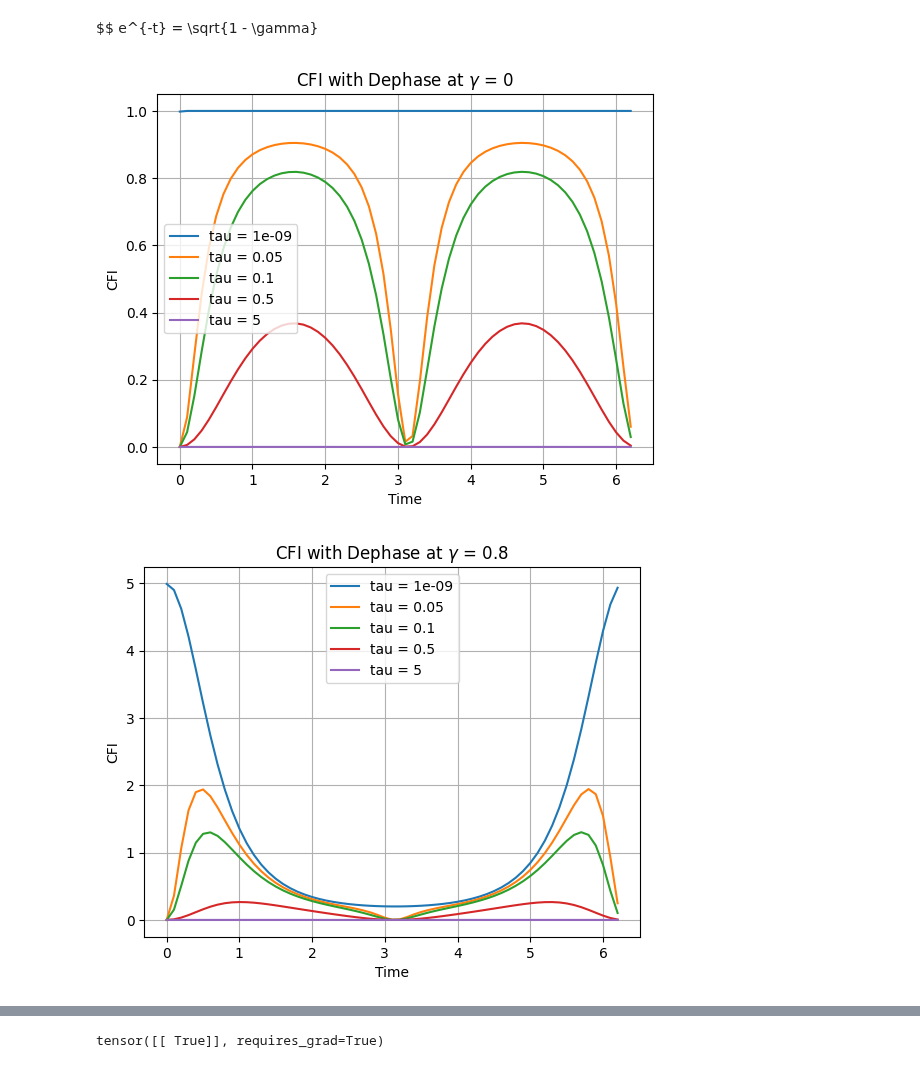
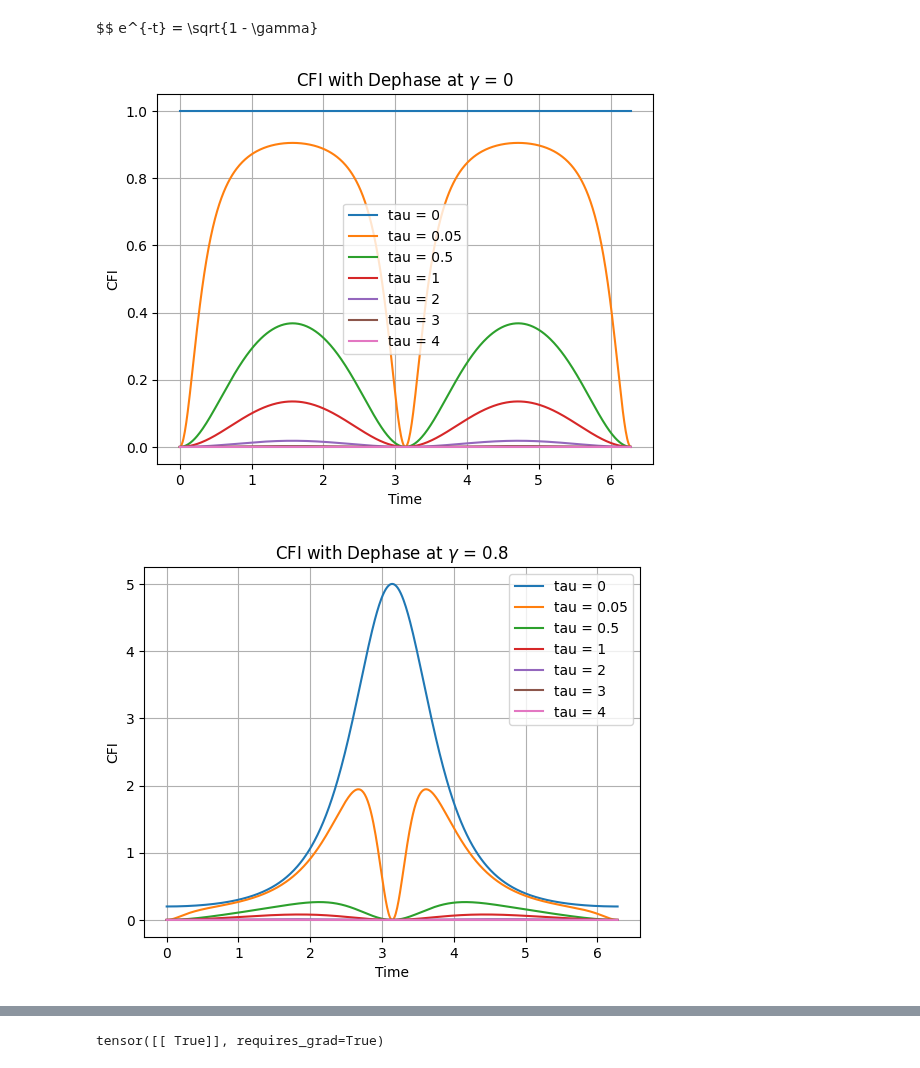
Before and after one commit to iridescent0923/Quantum_Optimization, a Jupyter notebook: Pennylane_Workspace/Metrology/CFI_optimize/Complete/1-qubit/Dephasing_[1-qubit].ipynb, the cells around one changed output, grey strips where cells are left out. Saved outputs shown, nothing was run; the diff lists cells and outputs as text; code cells hidden in the pictures.

```diff
--- a/Pennylane_Workspace/Metrology/CFI_optimize/Complete/1-qubit/Dephasing_[1-qubit].ipynb
+++ b/Pennylane_Workspace/Metrology/CFI_optimize/Complete/1-qubit/Dephasing_[1-qubit].ipynb
@@ -14,14 +14,14 @@ Hamiltonian = qml.Hamiltonian(coeff, obs)
 
 dev = qml.device("default.mixed", wires = 1)
 
-Tau, Gamma_ps, Gamma_Dephase = 0, 0, 0
+Tau = 0
+Gamma_ps = 0
+Gamma_Dephase = 0
 
 # == Relation between kraus_gamma vs tau
 def Dephase_factor(tau):
     global Gamma_Dephase
-
-    Cal_dephase = 1 - np.exp(-2 * tau)
-    Gamma_Dephase = Cal_dephase
+    Gamma_Dephase = 1 - np.exp(-2 * tau)
 
 def Dephase_factor_Get_tau(gamma):
     global Tau
@@ -68,14 +68,15 @@ e^{-t} = \sqrt{1 - \gamma}
 # Stage_1: Generate dephase
 @qml.qnode(dev)
 def Dephase_circuit(phi):
-    qml.Hadamard(wires=0)
+    qml.RX(np.pi/2, wires=0)
 
     # Time_evo t fixed as -phi/2
     qml.ApproxTimeEvolution(Hamiltonian, phi, 1)
 
     qml.PhaseDamping(Gamma_Dephase, wires = 0)
 
-    qml.Hadamard(wires=0)
+    qml.RX(np.pi/2, wires=0)
+
 
     return qml.density_matrix(wires=0)
 
@@ -87,7 +88,7 @@ def Post_selection(phi):
     Kraus_oper = np.array([ [np.sqrt(1-Gamma_ps), 0], [0, 1] ])
 
     Numerator = Kraus_oper @ rho_dephase @ Kraus_oper.conj().T
-    Denominator = np.trace(Kraus_oper @ rho_dephase @ Kraus_oper.conj().T)
+    Denominator = np.trace(Numerator)
 
     rho_ps =  Numerator / Denominator
 
@@ -128,15 +129,16 @@ def Plot_dephase(Plot_range, Step_size, Gamma_ps_select, tau):
     plt.legend()
     plt.grid()
 # %%
-BOUND = np_.array([ 1e-3, np.pi * 2 + 1e-3])
-Step_size_in = 0.1
-Tau_in = 0.000000001, 0.05, 0.1, 0.5, 5
+# BOUND = np_.array([ 1e-3, np.pi * 2 + 1e-3])
+BOUND = np_.array([1e-3, np.pi * 2 + 1e-3])
+Step_size_in = 1e-2
+Tau_in = 0, 5e-2, 5e-1, 1, 2, 3, 4
 Gamma_in = 0, 0.8
 
 Plot_dephase(BOUND, Step_size_in, Gamma_in[0], Tau_in)
 # %% [output]
-[figure, old version]
+[figure, new version]
 # %%
 Plot_dephase(BOUND, Step_size_in, Gamma_in[1], Tau_in)
 # %% [output]
-[figure, old version]
+[figure, new version]
```
Also changed, not shown: parts of 3 cells of this notebook, 28 other files.
